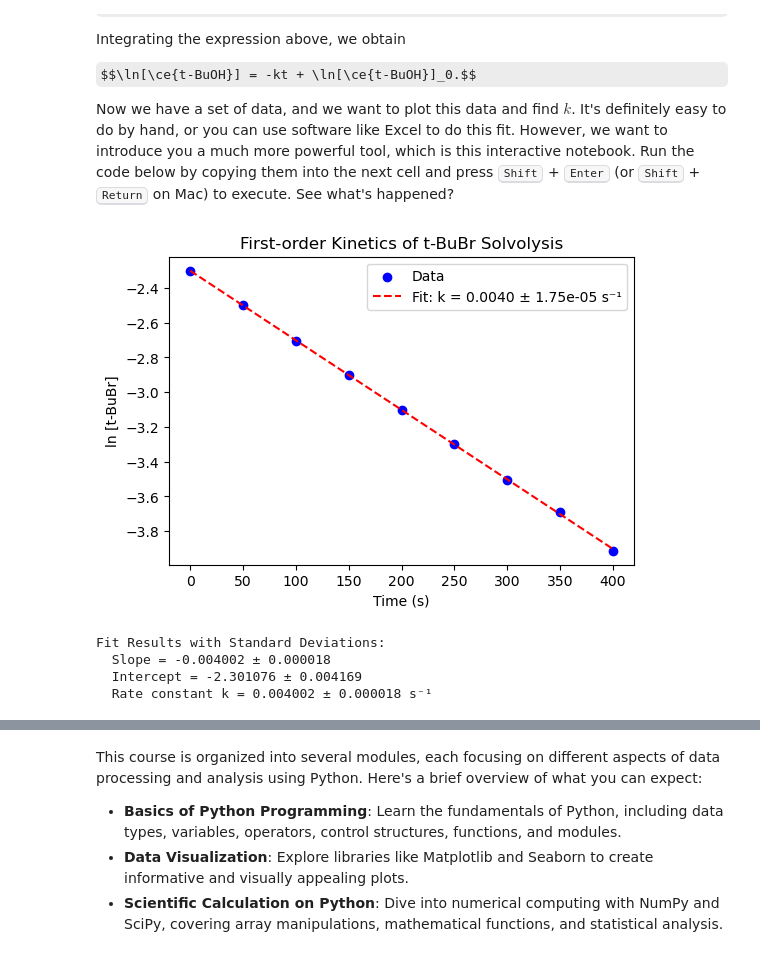
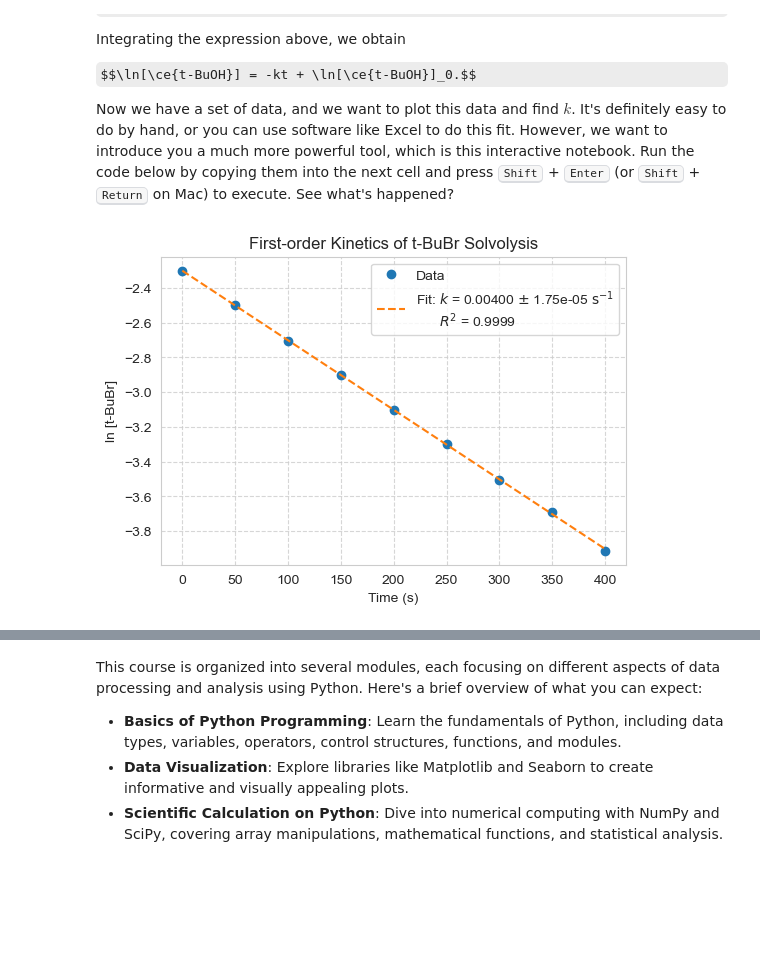
Before and after one commit to Lastoria-Royal-College-of-Science/Chem-18, a Jupyter notebook: Lesson 0/Introduction.ipynb, the cells around one changed output, grey strips where cells are left out. Cells and saved outputs as stored; diff of their text form; code cells hidden in the pictures; some formulas as TeX source; blank space fills up the shorter version.

```diff
--- a/Lesson 0/Introduction.ipynb
+++ b/Lesson 0/Introduction.ipynb
@@ -39,42 +39,35 @@ Now we have a set of data, and we want to plot this data and find $k$. It's defi
 # %%
 import numpy as np
 import matplotlib.pyplot as plt
+from sklearn.metrics import r2_score
 
 # Load data
 data = np.loadtxt('./assets/reaction_data.csv', delimiter=',', skiprows=1)
 time = data[:,0]
 conc = data[:,1]
 
 # Take ln of concentrations
 ln_conc = np.log(conc)
 
 # Linear fit with covariance
 coeffs, cov = np.polyfit(time, ln_conc, 1, cov=True)
 slope, intercept = coeffs
 k = -slope
 
 # Standard deviations from diagonal of covariance
 slope_std, intercept_std = np.sqrt(np.diag(cov))
 
 # Plot data + fit
 plt.figure(figsize=(6,4))
-plt.scatter(time, ln_conc, color='blue', label='Data')
-plt.plot(time, slope*time + intercept, color='red',
-         label=f'Fit: k = {k:.4f} ± {slope_std:.2e} s⁻¹', linestyle='--')
+plt.plot(time, ln_conc, label='Data', linestyle='', marker='o')
+plt.plot(time, slope*time + intercept, linestyle='--',
+         label=(rf'''Fit: $k$ = {k:.5f} $\pm$ {slope_std:.2e} $\mathrm{{s}}^{{-1}}$
+      $R^2$ = {r2_score(ln_conc, slope*time + intercept):.4f}'''))
 plt.xlabel('Time (s)')
 plt.ylabel('ln [t-BuBr]')
+plt.grid(linestyle='--', alpha=0.8)
 plt.legend()
 plt.title('First-order Kinetics of t-BuBr Solvolysis')
 plt.show()
-
-# Print results
-print('Fit Results with Standard Deviations:')
-print(f'  Slope = {slope:.6f} ± {slope_std:.6f}')
-print(f'  Intercept = {intercept:.6f} ± {intercept_std:.6f}')
-print(f'  Rate constant k = {k:.6f} ± {slope_std:.6f} s⁻¹')
 # %% [output]
-[figure, old version]
+[figure, new version]
-Fit Results with Standard Deviations:
-  Slope = -0.004002 ± 0.000018
-  Intercept = -2.301076 ± 0.004169
-  Rate constant k = 0.004002 ± 0.000018 s⁻¹
```
Also changed, not shown: parts of 6 cells of this notebook, 1 other file.
